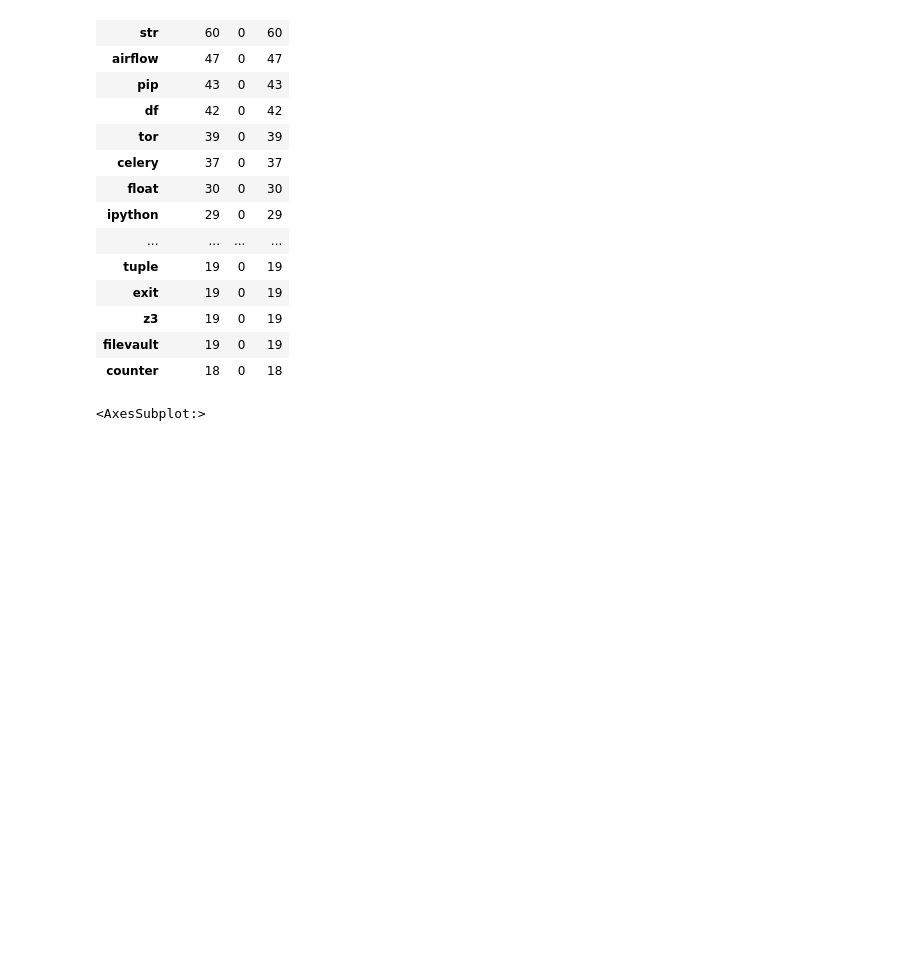
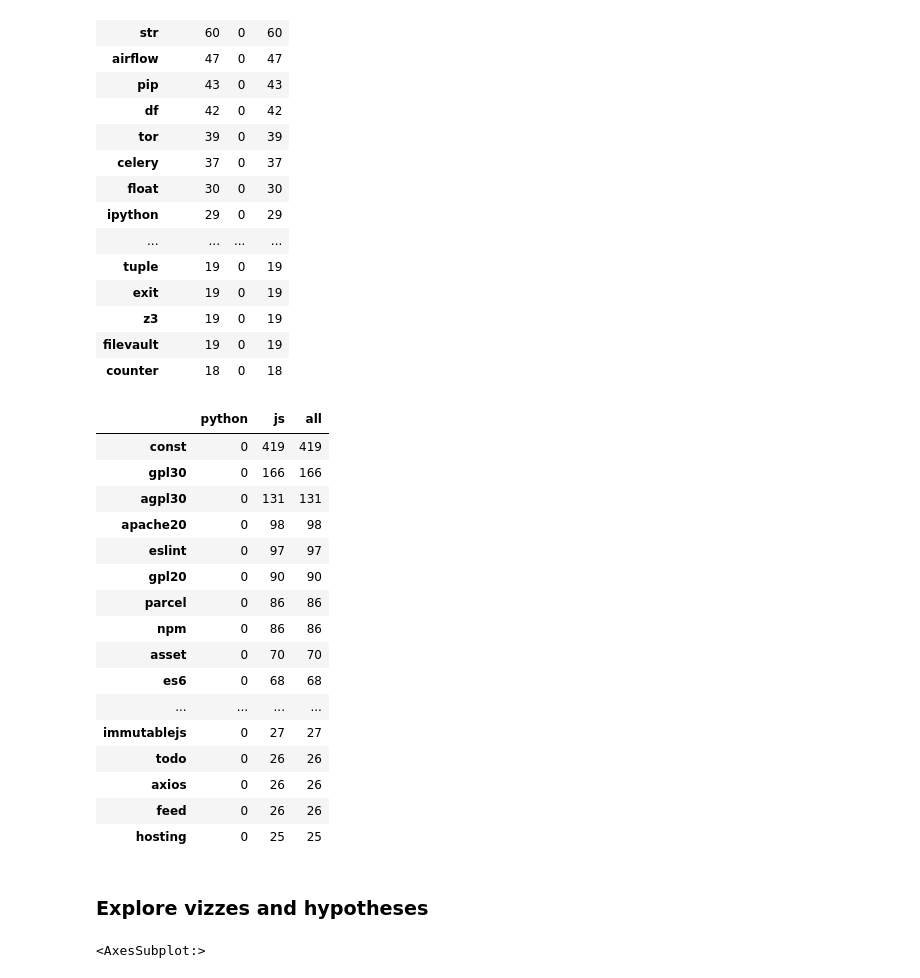
Before and after one commit to Brandon-Martinez27/nlp_project, a Jupyter notebook: acquire_nlp.ipynb, the cells around one changed output. Cells and saved outputs as stored; diff of their text form; code cells hidden in the pictures; blank space fills up the shorter version.

```diff
--- a/acquire_nlp.ipynb
+++ b/acquire_nlp.ipynb
@@ -756,6 +740,32 @@ python_only_words.sort_values(by = 'python', ascending = False).head(25)
 | z3 | 19 | 0 | 19 |
 | filevault | 19 | 0 | 19 |
 | counter | 18 | 0 | 18 |
+# %%
+# Now getting the unique javascript words:
+
+js_only_words = word_counts[(word_counts.js >= 1) & (word_counts.python == 0)]
+
+js_only_words.sort_values(by = 'js', ascending = False).head(25)
+# %% [output]
+|  | python | js | all |
+| const | 0 | 419 | 419 |
+| gpl30 | 0 | 166 | 166 |
+| agpl30 | 0 | 131 | 131 |
+| apache20 | 0 | 98 | 98 |
+| eslint | 0 | 97 | 97 |
+| gpl20 | 0 | 90 | 90 |
+| parcel | 0 | 86 | 86 |
+| npm | 0 | 86 | 86 |
+| asset | 0 | 70 | 70 |
+| es6 | 0 | 68 | 68 |
+| ... | ... | ... | ... |
+| immutablejs | 0 | 27 | 27 |
+| todo | 0 | 26 | 26 |
+| axios | 0 | 26 | 26 |
+| feed | 0 | 26 | 26 |
+| hosting | 0 | 25 | 25 |
+# %% [markdown]
+### Explore vizzes and hypotheses
 # %%
 word_counts.python.sort_values(ascending = False).head().plot(kind = 'bar')
 # %% [output]
```
Also changed, not shown: parts of 11 cells of this notebook.
